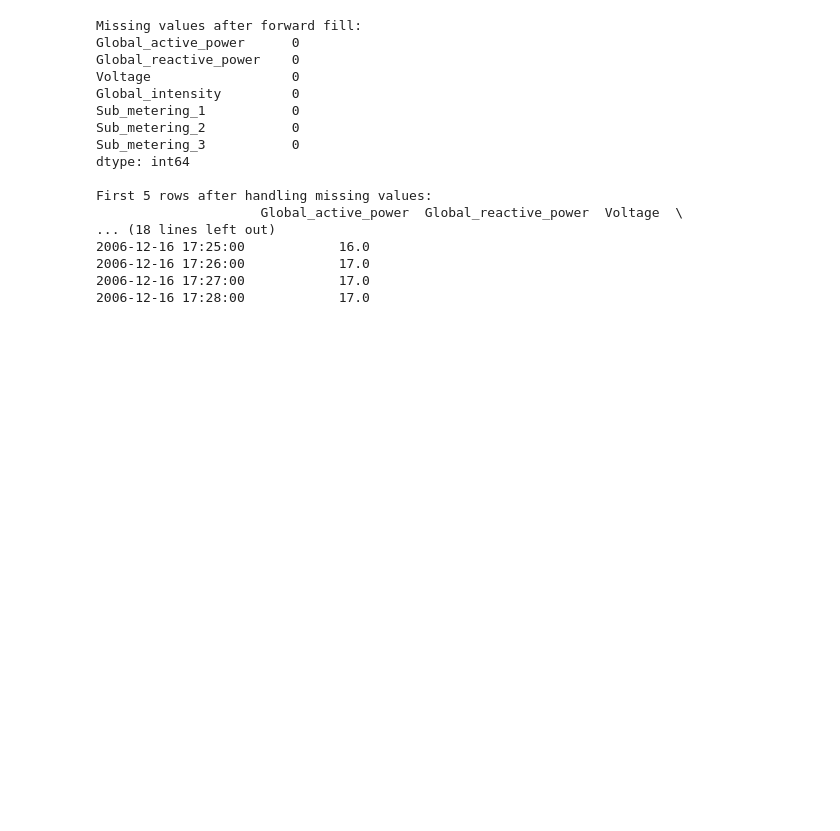
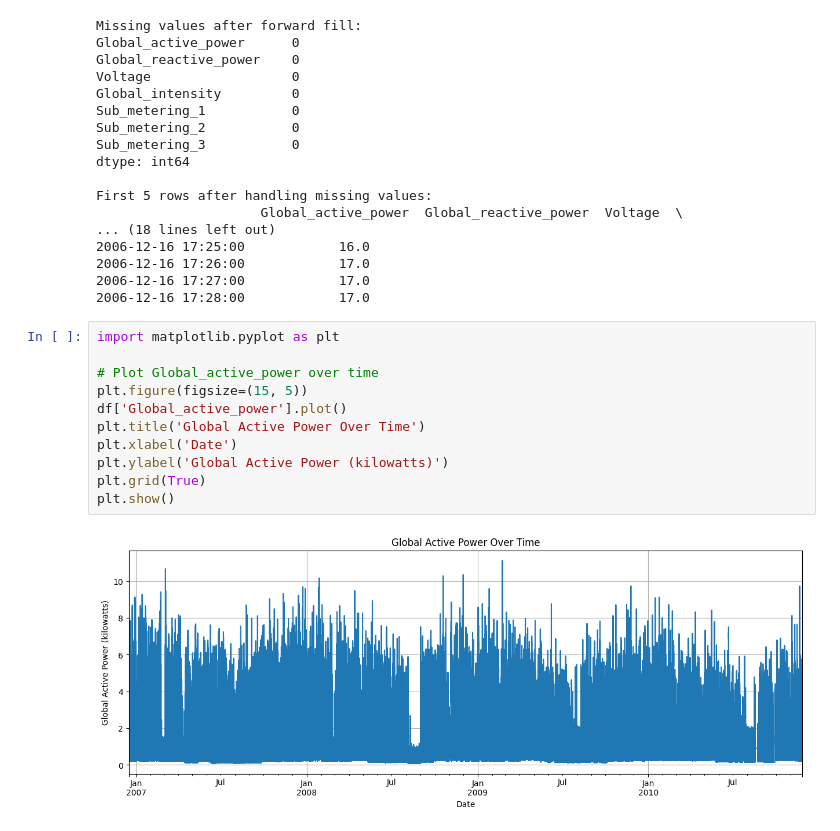
Before and after one commit to nathomkar799/Energy-Consumption-Analysis, a Jupyter notebook: notebooks/exploration.ipynb, the cells around one changed output. Drawn from its saved outputs; the diff is of its cells as text; blank space fills up the shorter version.

Commit message:
Added plots for Global_active_power over time

```diff
--- a/notebooks/exploration.ipynb
+++ b/notebooks/exploration.ipynb
@@ -101,3 +101,16 @@ First 5 rows after handling missing values:
 2006-12-16 17:26:00            17.0
 2006-12-16 17:27:00            17.0
 2006-12-16 17:28:00            17.0
+# %%
+import matplotlib.pyplot as plt
+
+# Plot Global_active_power over time
+plt.figure(figsize=(15, 5))
+df['Global_active_power'].plot()
+plt.title('Global Active Power Over Time')
+plt.xlabel('Date')
+plt.ylabel('Global Active Power (kilowatts)')
+plt.grid(True)
+plt.show()
+# %% [output]
+[figure, added]
```
Also changed, not shown: parts of 1 cell of this notebook.
